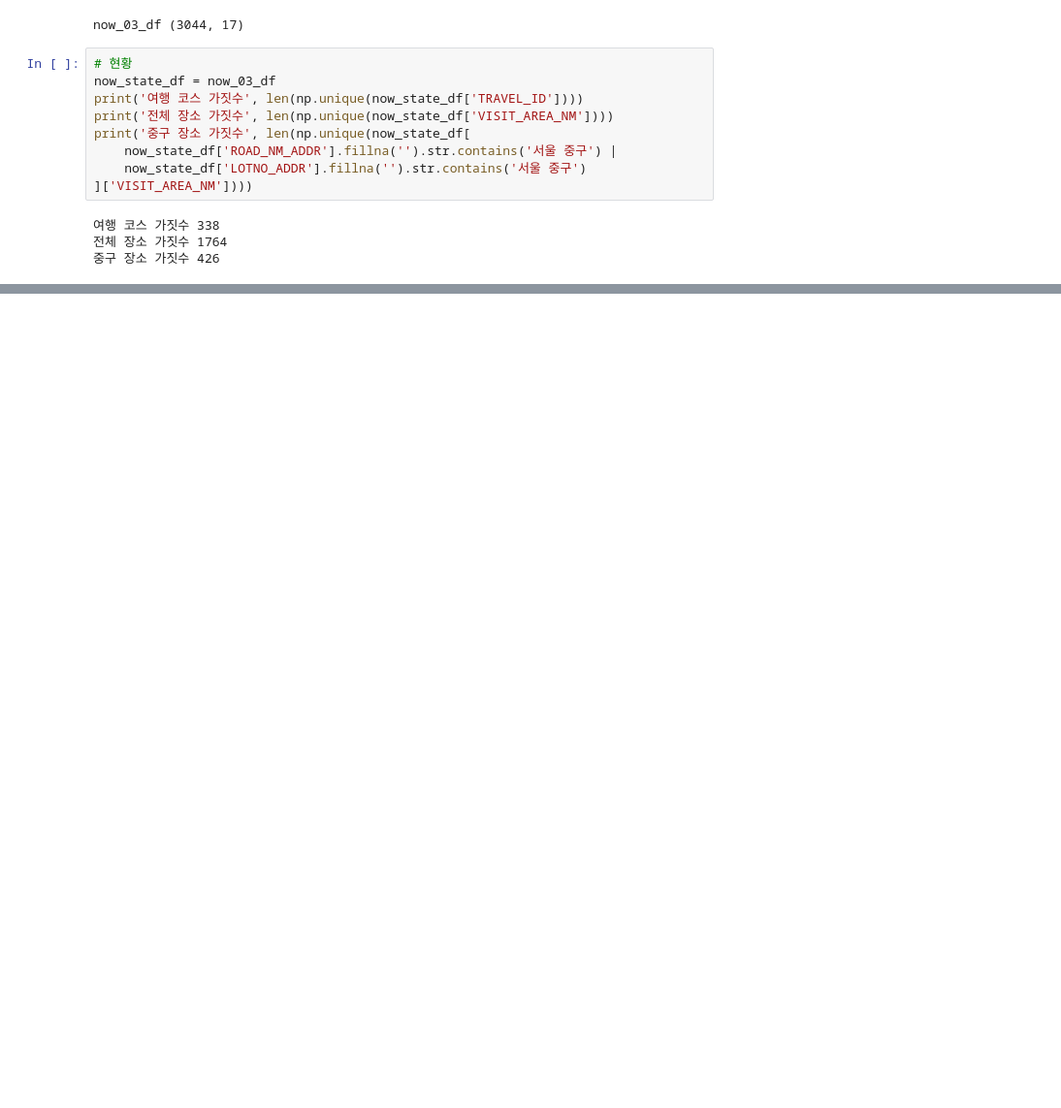
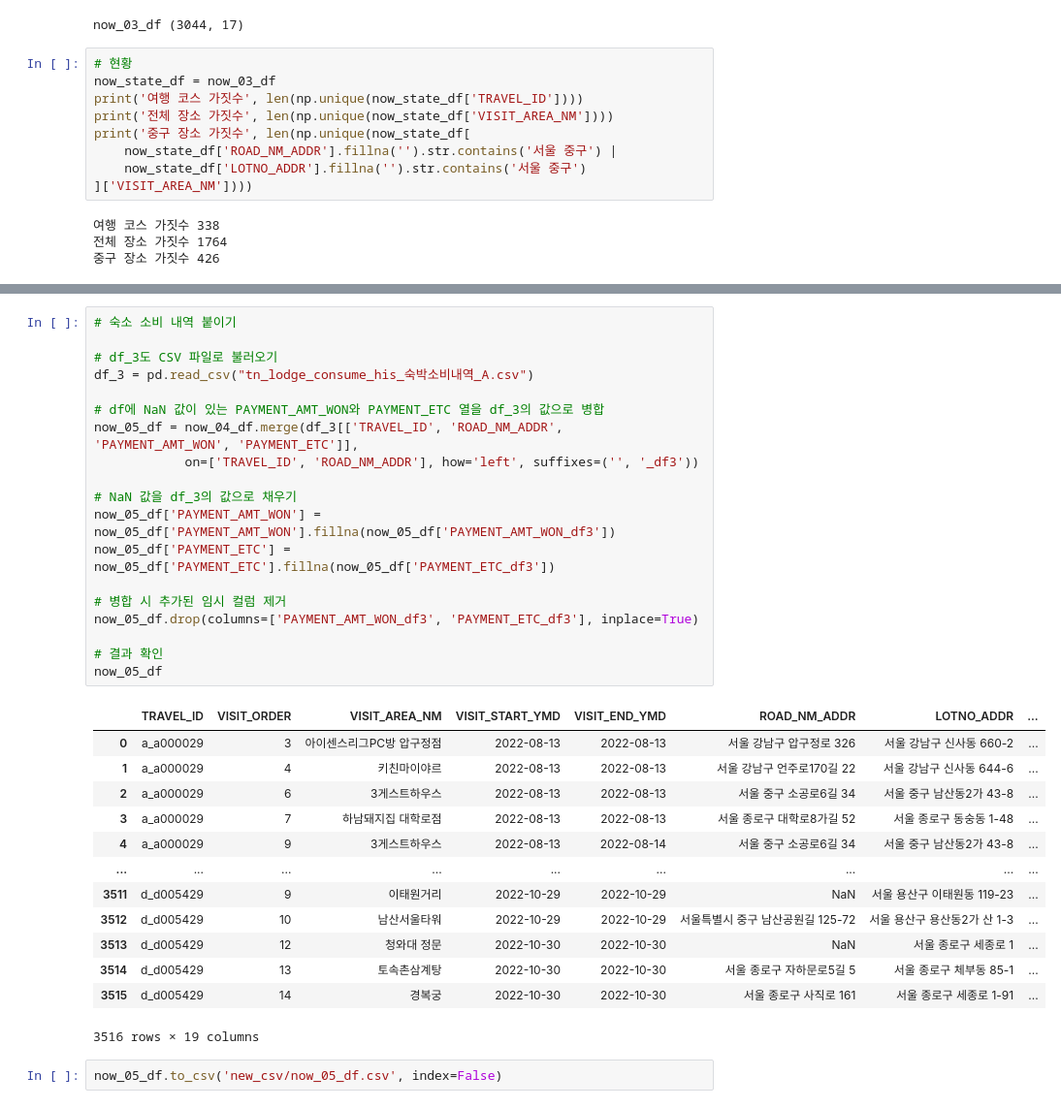
Before and after one commit to CSID-DGU/2024-1-CECD1-Tripple-5, a Jupyter notebook: ai/case1/ai-hub-data/read.ipynb, the cells around one changed output, grey strips where cells are left out. Shown at 97% size. Drawn from its saved outputs; the diff is of its cells as text; blank space fills up the shorter version.

```diff
--- a/ai/case1/ai-hub-data/read.ipynb
+++ b/ai/case1/ai-hub-data/read.ipynb
@@ -256,0 +283,35 @@ print('중구 장소 가짓수', len(np.unique(now_state_df[
+# %%
+# 숙소 소비 내역 붙이기
+
+# df_3도 CSV 파일로 불러오기
+df_3 = pd.read_csv("tn_lodge_consume_his_숙박소비내역_A.csv")
+
+# df에 NaN 값이 있는 PAYMENT_AMT_WON와 PAYMENT_ETC 열을 df_3의 값으로 병합
+now_05_df = now_04_df.merge(df_3[['TRAVEL_ID', 'ROAD_NM_ADDR', 'PAYMENT_AMT_WON', 'PAYMENT_ETC']],
+            on=['TRAVEL_ID', 'ROAD_NM_ADDR'], how='left', suffixes=('', '_df3'))
+
+# NaN 값을 df_3의 값으로 채우기
+now_05_df['PAYMENT_AMT_WON'] = now_05_df['PAYMENT_AMT_WON'].fillna(now_05_df['PAYMENT_AMT_WON_df3'])
+now_05_df['PAYMENT_ETC'] = now_05_df['PAYMENT_ETC'].fillna(now_05_df['PAYMENT_ETC_df3'])
+
+# 병합 시 추가된 임시 컬럼 제거
+now_05_df.drop(columns=['PAYMENT_AMT_WON_df3', 'PAYMENT_ETC_df3'], inplace=True)
+
+# 결과 확인
+now_05_df
+# %% [output]
+|  | TRAVEL_ID | VISIT_ORDER | VISIT_AREA_NM | VISIT_START_YMD | VISIT_END_YMD | ROAD_NM_ADDR | LOTNO_ADDR | ... |
+| 0 | a_a000029 | 3 | 아이센스리그PC방 압구정점 | 2022-08-13 | 2022-08-13 | 서울 강남구 압구정로 326 | 서울 강남구 신사동 660-2 | ... |
+| 1 | a_a000029 | 4 | 키친마이야르 | 2022-08-13 | 2022-08-13 | 서울 강남구 언주로170길 22 | 서울 강남구 신사동 644-6 | ... |
+| 2 | a_a000029 | 6 | 3게스트하우스 | 2022-08-13 | 2022-08-13 | 서울 중구 소공로6길 34 | 서울 중구 남산동2가 43-8 | ... |
+| 3 | a_a000029 | 7 | 하남돼지집 대학로점 | 2022-08-13 | 2022-08-13 | 서울 종로구 대학로8가길 52 | 서울 종로구 동숭동 1-48 | ... |
+| 4 | a_a000029 | 9 | 3게스트하우스 | 2022-08-13 | 2022-08-14 | 서울 중구 소공로6길 34 | 서울 중구 남산동2가 43-8 | ... |
+| ... | ... | ... | ... | ... | ... | ... | ... | ... |
+| 3511 | d_d005429 | 9 | 이태원거리 | 2022-10-29 | 2022-10-29 | NaN | 서울 용산구 이태원동 119-23 | ... |
+| 3512 | d_d005429 | 10 | 남산서울타워 | 2022-10-29 | 2022-10-29 | 서울특별시 중구 남산공원길 125-72 | 서울 용산구 용산동2가 산 1-3 | ... |
+| 3513 | d_d005429 | 12 | 청와대 정문 | 2022-10-30 | 2022-10-30 | NaN | 서울 종로구 세종로 1 | ... |
+| 3514 | d_d005429 | 13 | 토속촌삼계탕 | 2022-10-30 | 2022-10-30 | 서울 종로구 자하문로5길 5 | 서울 종로구 체부동 85-1 | ... |
+| 3515 | d_d005429 | 14 | 경복궁 | 2022-10-30 | 2022-10-30 | 서울 종로구 사직로 161 | 서울 종로구 세종로 1-91 | ... |
+3516 rows × 19 columns
+# %%
+now_05_df.to_csv('new_csv/now_05_df.csv', index=False)
```
Also changed, not shown: parts of 3 cells of this notebook.
